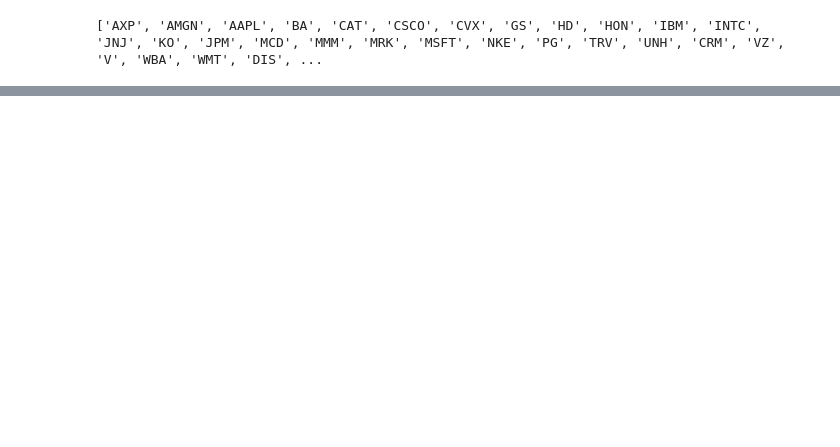
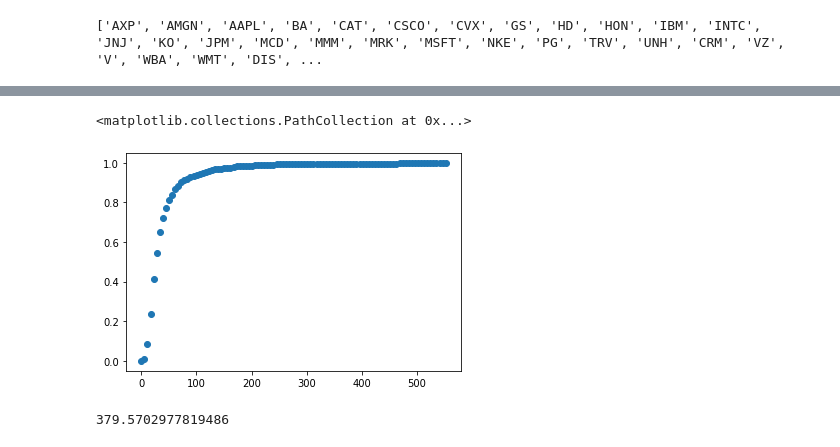
Before and after one commit to yicheng-past/rl-auto-stock-trading, a Jupyter notebook: cis5190_project.ipynb, the cells around one changed output, grey strips where cells are left out. Drawn from its saved outputs; the diff is of its cells as text; code cells hidden in the pictures; blank space fills up the shorter version.

```diff
--- a/cis5190_project.ipynb
+++ b/cis5190_project.ipynb
@@ -165,0 +809,11 @@ memory usage: 2.9+ MB
+# %%
+thresh_choices = np.linspace(0, 552, 100)
+plt.scatter(thresh_choices,
+            [len(insample_risk_indicator[insample_risk_indicator["turbulence"] < choice]) / len(insample_risk_indicator) for choice in thresh_choices])
+# %% [output]
+<matplotlib.collections.PathCollection at 0x...>
+[figure, added]
+# %%
+insample_risk_indicator.turbulence.quantile(0.994)
+# %% [output]
+379.5702977819486
```
Also changed, not shown: parts of 96 cells of this notebook.
